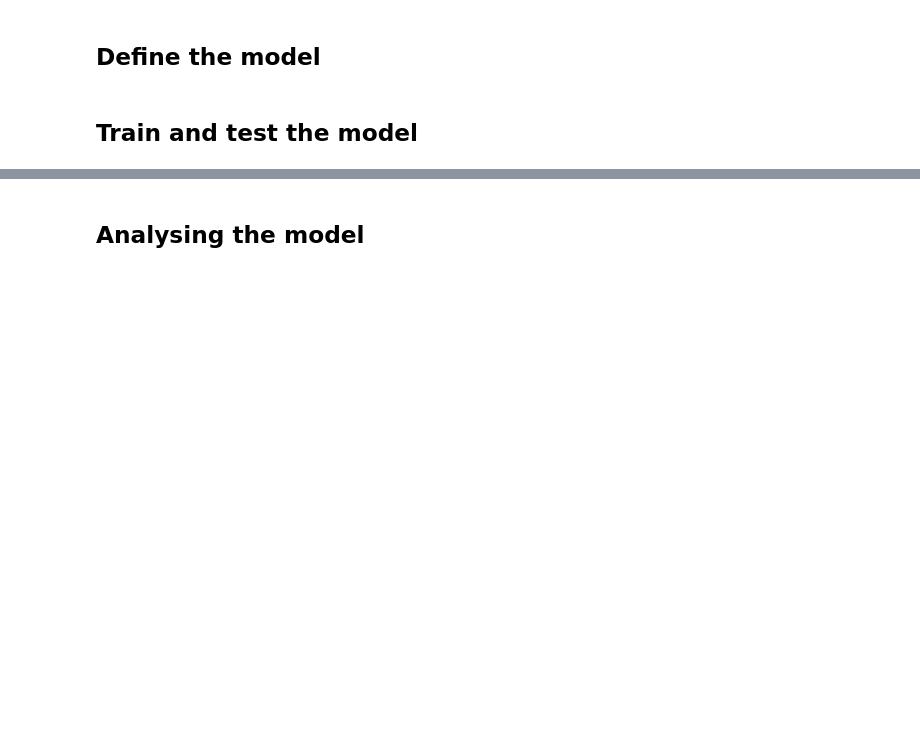
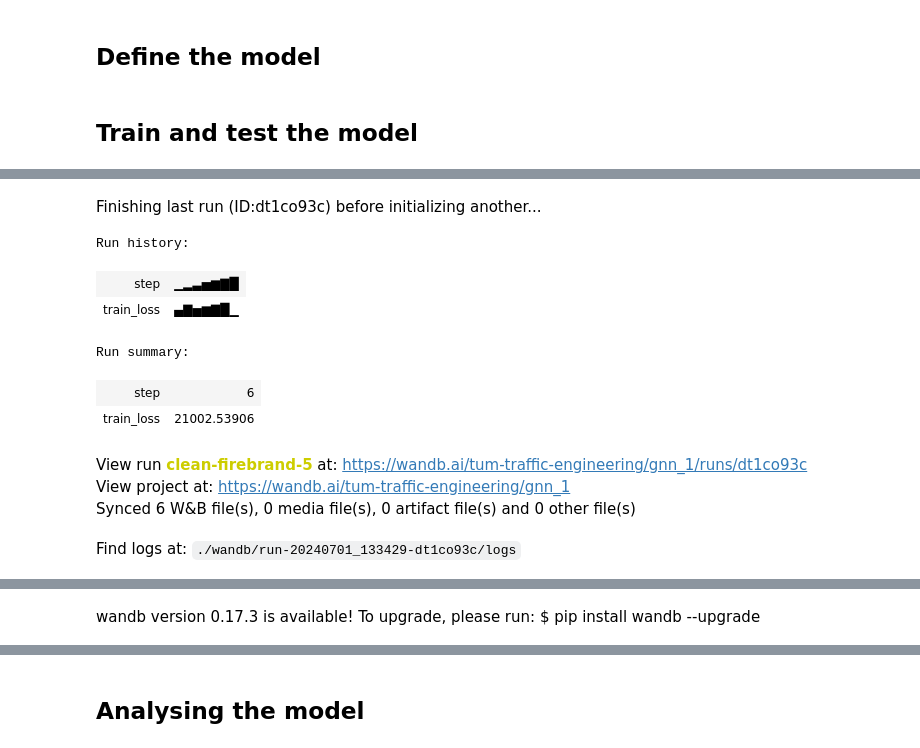
Before and after one commit to enatterer/matsim-ile-de-france, a Jupyter notebook: ile_de_france/src/main/python/gnn/gnn_for_policy_traffic_prediction.ipynb, the cells around one changed output, grey strips where cells are left out. Drawn from its saved outputs; the diff is of its cells as text; code cells hidden in the pictures; blank space fills up the shorter version.

Commit message:
integrated wandb

```diff
--- a/ile_de_france/src/main/python/gnn/gnn_for_policy_traffic_prediction.ipynb
+++ b/ile_de_france/src/main/python/gnn/gnn_for_policy_traffic_prediction.ipynb
@@ -184,5 +157,20 @@ class GnnModel(nn.Module):
         x = F.dropout(x, training=self.training)
         x = self.conv2(x, edge_index)
         return F.log_softmax(x, dim=1)
+
+def get_data_from_dataloader(is_train, batch_size, dataset):
+    sub_dataset = torch.utils.data.Subset(dataset, range(0, int(len(dataset) * 0.8)) if is_train else range(int(len(dataset) * 0.2), len(dataset)))
+    return DataLoader(dataset=sub_dataset, batch_size=batch_size, shuffle=True, collate_fn=collate_fn)
+
+def validate_model(model, valid_dl, loss_func, device):
+    "Compute performance of the model on the validation dataset and log a wandb.Table"
+    model.eval()
+    val_loss = 0
+    with torch.inference_mode():
+        for data in valid_dl:
+            data, expected = data.x.to(device), data.y.to(device)
+            predicted = model(data)
+            val_loss += loss_func(predicted, expected)*expected.size(0)
+    return val_loss
 # %% [markdown]
 ## Train and test the model
@@ -212,0 +177,64 @@ Mean Squared Error: 20835.3457
+# %%
+device = torch.device('cuda' if torch.cuda.is_available() else 'cpu')
+
+# Train the model
+for epoch in range(10):
+    # 🐝 initialise a wandb run
+    wandb.init(
+        project="gnn_1",
+        config={
+            "epochs": 10,
+            "batch_size": 1,
+            "lr": 0.01,
+            "dropout": random.uniform(0.01, 0.80),
+            })
+    config = wandb.config
+
+    # Get data
+    train_dl = get_data_from_dataloader(dataset  = dataset, is_train=True, batch_size=config.batch_size)
+    valid_dl = get_data_from_dataloader(dataset  = dataset, is_train=False, batch_size=config.batch_size)
+    n_steps_per_epoch = math.ceil(len(train_dl.dataset) / config.batch_size)
+
+    # Get the model
+    model = GnnModel().to(device)
+
+    # Define loss and optimizer
+    optimizer = torch.optim.Adam(model.parameters(), lr=0.01, weight_decay=5e-4)
+    loss_fct = torch.nn.MSELoss()
+
+    # Training
+    example_ct = 0
+    step_ct = 0
+    for epoch in range(config.epochs):
+        model.train()
+        print(train_dl)
+        for step, data in enumerate(train_dl):
+            input_node_features, expected_node_feats = data.x.to(device), data.y.to(device)
+            predicted = model(data)
+            train_loss = loss_fct(predicted, expected_node_feats)
+            optimizer.zero_grad()
+            train_loss.backward()
+            optimizer.step()
+            wandb.log({"train_loss": train_loss.item(), "step": step_ct})
+            print(f"epoch: {epoch}, step: {step}, loss: {train_loss.item()}")
+            example_ct += len(expected_node_feats)
+            step_ct += 1
+
+        val_loss = validate_model(model, valid_dl, loss_fct, device)
+        wandb.log({"val_loss": val_loss,  "step": step_ct})
+        # print(f"epoch: {epoch}, val_loss: {val_loss}")
+
+wandb.summary["val_loss"] = val_loss
+wandb.finish()
+# %% [output]
+Finishing last run (ID:dt1co93c) before initializing another...
+Run history:
+| step | ▁▂▃▅▆▇█ |
+| train_loss | ▄▇▅▆▇█▁ |
+Run summary:
+| step | 6 |
+| train_loss | 21002.53906 |
+View run clean-firebrand-5 at: https://wandb.ai/tum-traffic-engineering/gnn_1/runs/dt1co93c
+View project at: https://wandb.ai/tum-traffic-engineering/gnn_1
+Synced 6 W&B file(s), 0 media file(s), 0 artifact file(s) and 0 other file(s)
+Find logs at: ./wandb/run-20240701_133429-dt1co93c/logs
@@ -212,0 +242 @@ Mean Squared Error: 20835.3457
+wandb version 0.17.3 is available! To upgrade, please run: $ pip install wandb --upgrade
```
Also changed, not shown: parts of 8 cells of this notebook.
